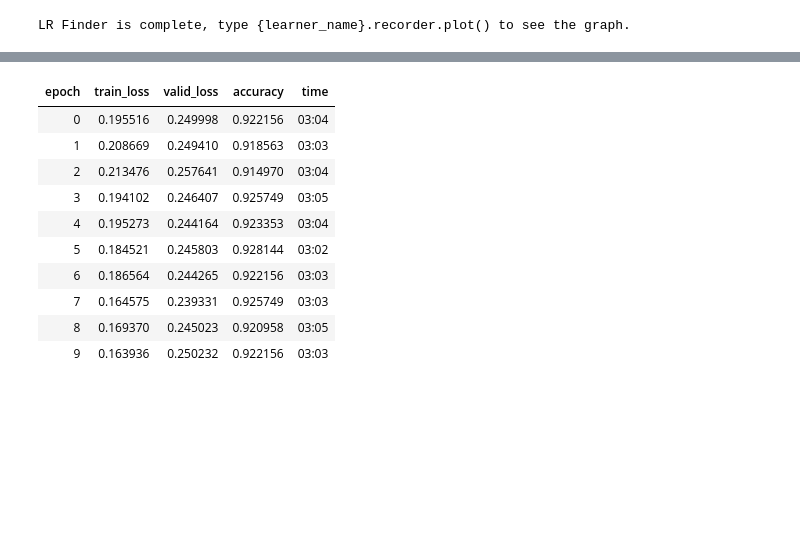
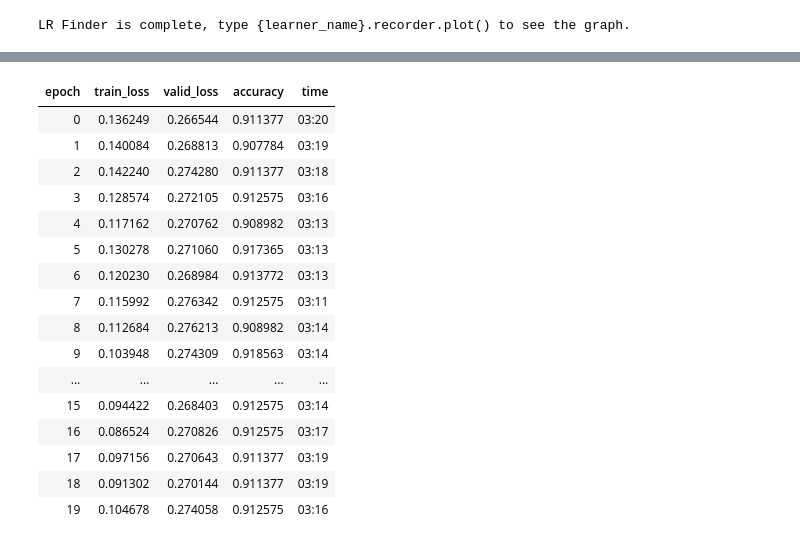
Before and after one commit to Younes-Charfaoui/ML-Projects, a Jupyter notebook: deep_learning/dog_breed_cnn/CNN_Dog_Breed_Project.ipynb, the cells around one changed output, grey strips where cells are left out. Saved outputs shown, nothing was run; the diff lists cells and outputs as text; code cells hidden in the pictures; blank space fills up the shorter version.

```diff
--- a/deep_learning/dog_breed_cnn/CNN_Dog_Breed_Project.ipynb
+++ b/deep_learning/dog_breed_cnn/CNN_Dog_Breed_Project.ipynb
@@ -143,5 +163,5 @@ def performane_indiators(model):
     print("F1-Score for validation is {}".format(f1_from_cm(result.confusion_matrix())))
 # %%
 # Making The CNN Model Using Our Images And Densenet161 Architeture.
-model = cnn_learner(data, resnet101, metrics = [accuracy])
+model = cnn_learner(data, densenet161, metrics = [accuracy])
 # %% [output]
@@ -177,16 +197,22 @@ Min loss divided by 10: 6.31E-08
 # %%
-model.fit_one_cycle(10, max_lr = slice(1e-6, 1e-5))
+model.fit_one_cycle(20, max_lr = slice(1e-6, 1e-5))
 # %% [output]
 | epoch | train_loss | valid_loss | accuracy | time |
-| 0 | 0.195516 | 0.249998 | 0.922156 | 03:04 |
-| 1 | 0.208669 | 0.249410 | 0.918563 | 03:03 |
-| 2 | 0.213476 | 0.257641 | 0.914970 | 03:04 |
-| 3 | 0.194102 | 0.246407 | 0.925749 | 03:05 |
-| 4 | 0.195273 | 0.244164 | 0.923353 | 03:04 |
-| 5 | 0.184521 | 0.245803 | 0.928144 | 03:02 |
-| 6 | 0.186564 | 0.244265 | 0.922156 | 03:03 |
-| 7 | 0.164575 | 0.239331 | 0.925749 | 03:03 |
-| 8 | 0.169370 | 0.245023 | 0.920958 | 03:05 |
-| 9 | 0.163936 | 0.250232 | 0.922156 | 03:03 |
+| 0 | 0.136249 | 0.266544 | 0.911377 | 03:20 |
+| 1 | 0.140084 | 0.268813 | 0.907784 | 03:19 |
+| 2 | 0.142240 | 0.274280 | 0.911377 | 03:18 |
+| 3 | 0.128574 | 0.272105 | 0.912575 | 03:16 |
+| 4 | 0.117162 | 0.270762 | 0.908982 | 03:13 |
+| 5 | 0.130278 | 0.271060 | 0.917365 | 03:13 |
+| 6 | 0.120230 | 0.268984 | 0.913772 | 03:13 |
+| 7 | 0.115992 | 0.276342 | 0.912575 | 03:11 |
+| 8 | 0.112684 | 0.276213 | 0.908982 | 03:14 |
+| 9 | 0.103948 | 0.274309 | 0.918563 | 03:14 |
+| ... | ... | ... | ... | ... |
+| 15 | 0.094422 | 0.268403 | 0.912575 | 03:14 |
+| 16 | 0.086524 | 0.270826 | 0.912575 | 03:17 |
+| 17 | 0.097156 | 0.270643 | 0.911377 | 03:19 |
+| 18 | 0.091302 | 0.270144 | 0.911377 | 03:19 |
+| 19 | 0.104678 | 0.274058 | 0.912575 | 03:16 |
 # %%
 performane_indiators(model)
```
Also changed, not shown: parts of 6 cells of this notebook.
